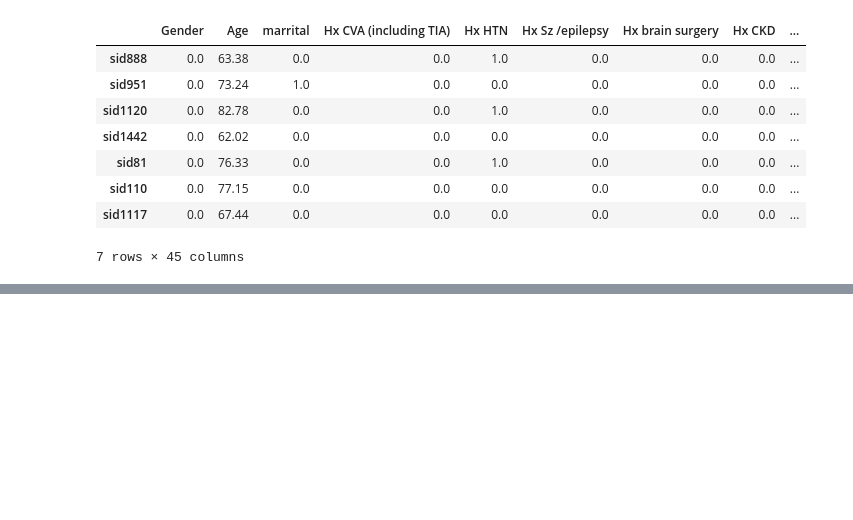
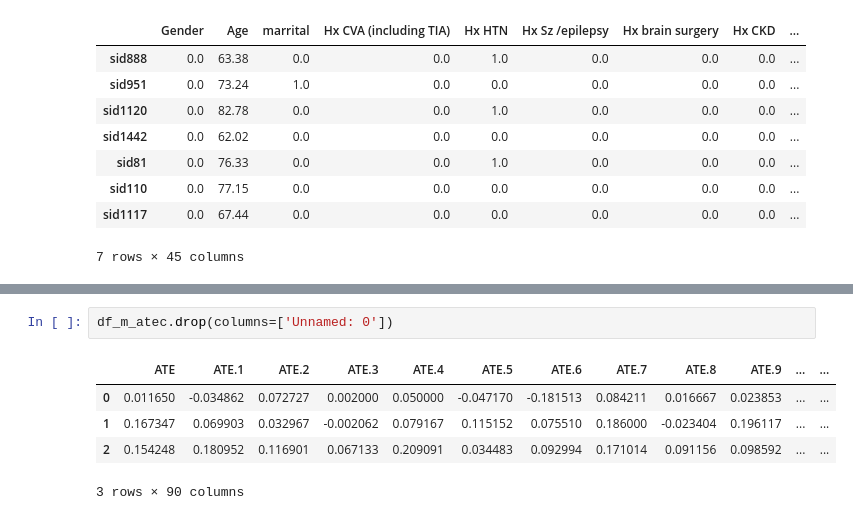
Before and after one commit to Hockey86/iic_causal_inference, a Jupyter notebook: aim2/short_term_drug_effect.ipynb, the cells around one changed output, grey strips where cells are left out. Cells and saved outputs as stored; diff of their text form; blank space fills up the shorter version.

```diff
--- a/aim2/short_term_drug_effect.ipynb
+++ b/aim2/short_term_drug_effect.ipynb
@@ -849,0 +873,8 @@ df_dict_dict['max'][0.8].loc[mg_i]
+# %%
+df_m_atec.drop(columns=['Unnamed: 0'])
+# %% [output]
+|  | ATE | ATE.1 | ATE.2 | ATE.3 | ATE.4 | ATE.5 | ATE.6 | ATE.7 | ATE.8 | ATE.9 | ... | ... |
+| 0 | 0.011650 | -0.034862 | 0.072727 | 0.002000 | 0.050000 | -0.047170 | -0.181513 | 0.084211 | 0.016667 | 0.023853 | ... | ... |
+| 1 | 0.167347 | 0.069903 | 0.032967 | -0.002062 | 0.079167 | 0.115152 | 0.075510 | 0.186000 | -0.023404 | 0.196117 | ... | ... |
+| 2 | 0.154248 | 0.180952 | 0.116901 | 0.067133 | 0.209091 | 0.034483 | 0.092994 | 0.171014 | 0.091156 | 0.098592 | ... | ... |
+3 rows × 90 columns
```
Also changed, not shown: parts of 5 cells of this notebook, 3 other files.
